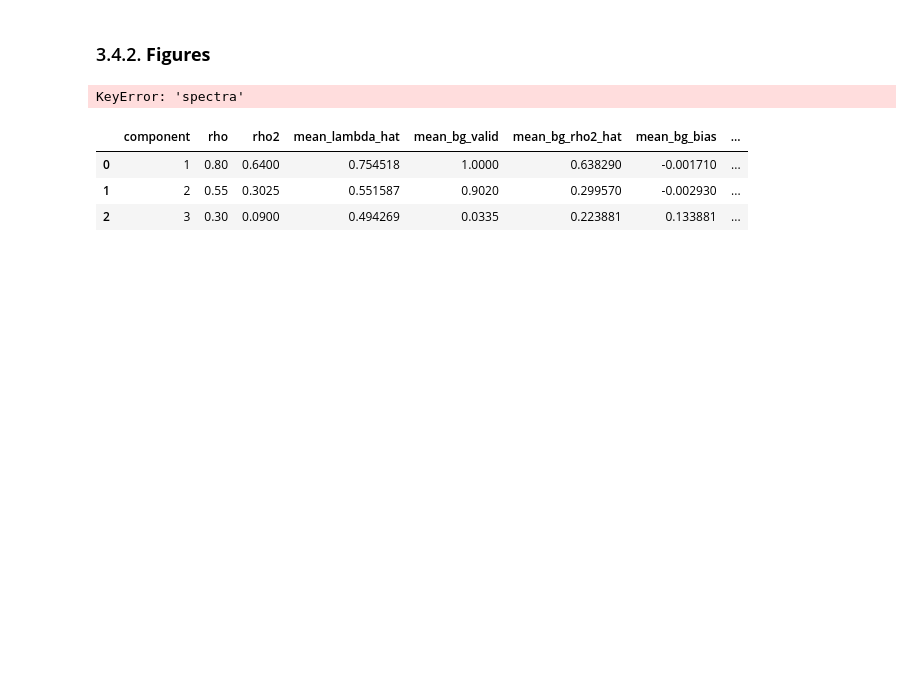
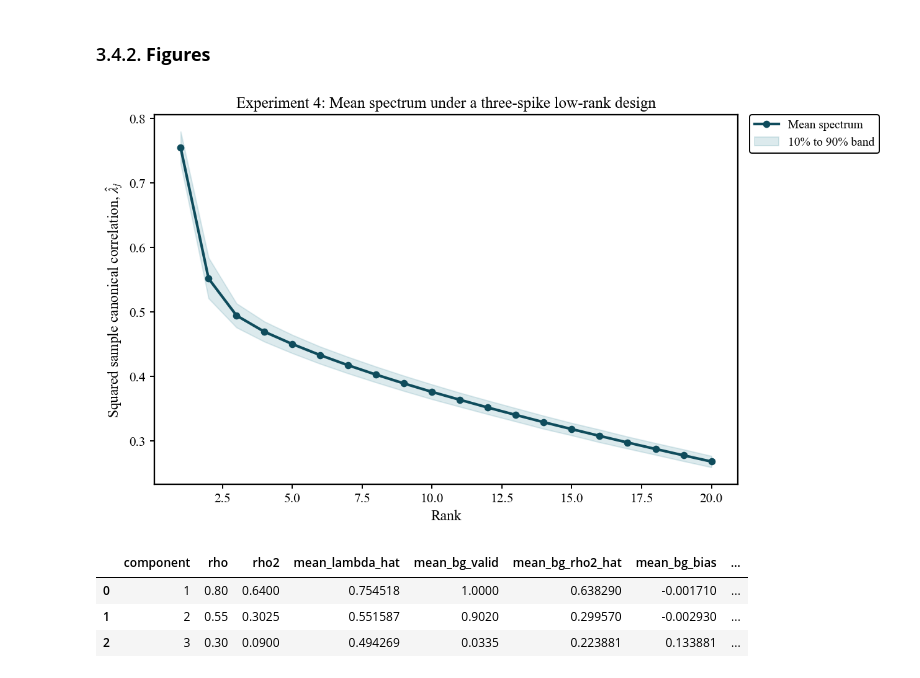
Before and after one commit to albats/hdcca_thesis, a Jupyter notebook: Simulations/simulations.ipynb, the cells around one changed output. Drawn from its saved outputs; the diff is of its cells as text; code cells hidden in the pictures; blank space fills up the shorter version.

```diff
--- a/Simulations/simulations.ipynb
+++ b/Simulations/simulations.ipynb
@@ -1634,17 +1634,17 @@ export_table(exp4_summary_table, "mc_exp4_summary")
 # %% [markdown]
 ### 3.4.2. **Figures**
 # %%
-plot_mean_scree(
+fig, ax = make_mean_scree_figure(
     exp4["spectra"],
     title="Experiment 4: Mean spectrum under a three-spike low-rank design",
     n_show=20
 )
 plt.show()
 # export scree plot
-export_figure(plt.gcf(), "mc_exp4_scree")
+export_figure(fig, "mc_exp4_scree")
 plt.close()
 # %% [output]
-KeyError: 'spectra'
+[figure, added]
 # %%
 component_summary = pd.DataFrame({
     "component": [1, 2, 3],
```
Also changed, not shown: parts of 3 cells of this notebook, 14 other files.
